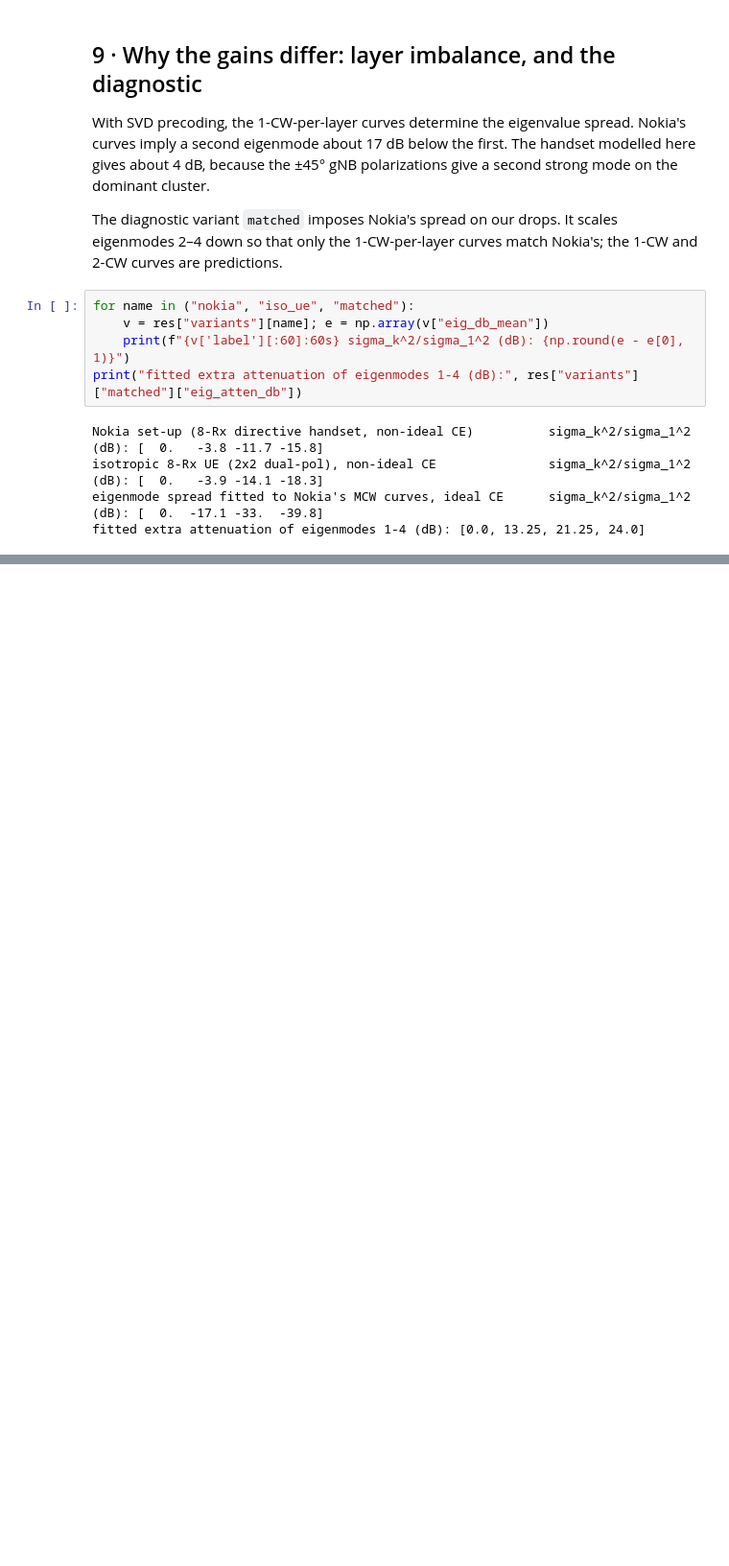
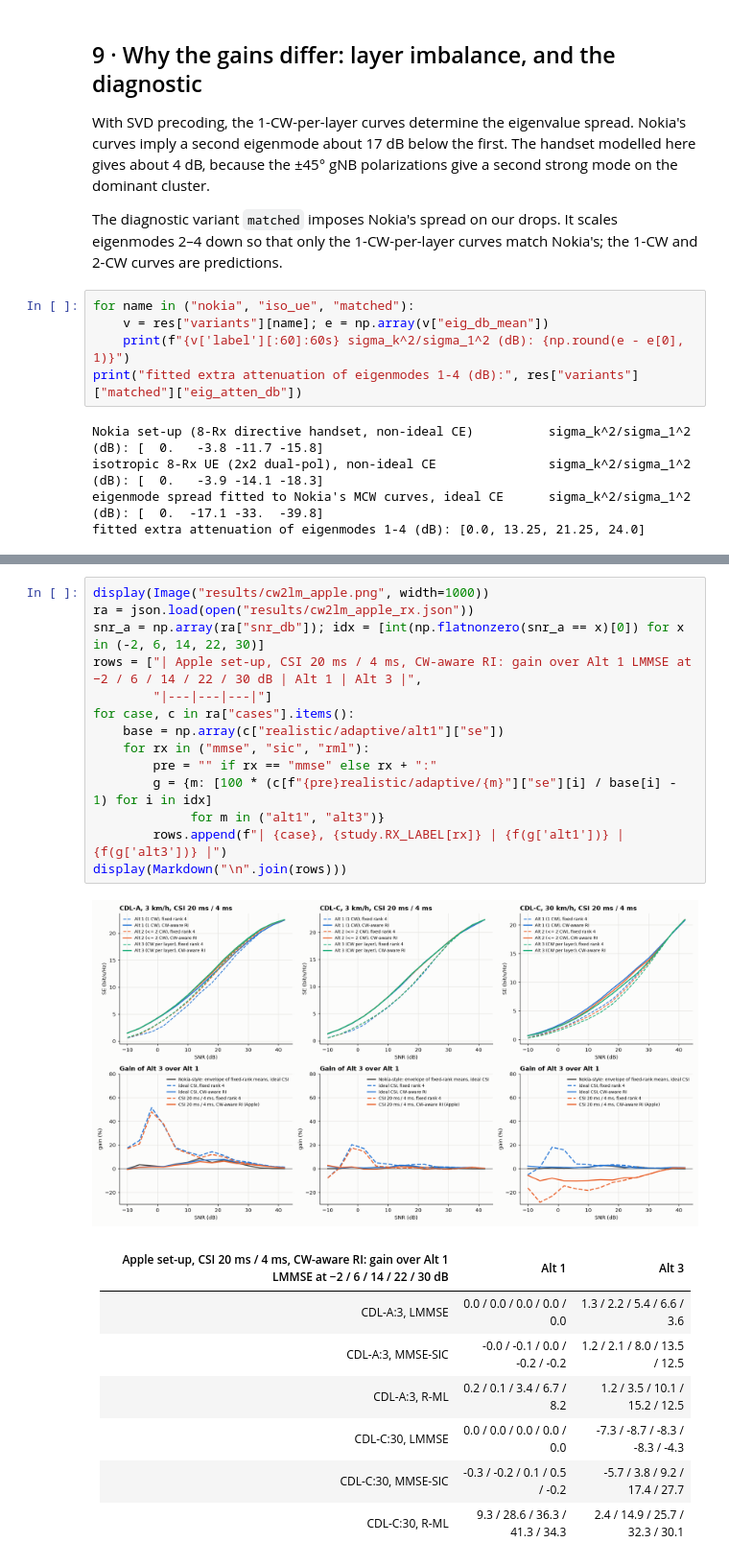
Before and after one commit to HelloSYQ/Claude, a Jupyter notebook: notebooks/CW2LM_Nokia_Comparison.ipynb, the cells around one changed output, grey strips where cells are left out. Shown at 96% size. Drawn from its saved outputs; the diff is of its cells as text; blank space fills up the shorter version.

```diff
--- a/notebooks/CW2LM_Nokia_Comparison.ipynb
+++ b/notebooks/CW2LM_Nokia_Comparison.ipynb
@@ -286 +345,25 @@ fitted extra attenuation of eigenmodes 1-4 (dB): [0.0, 13.25, 21.25, 24.0]
+# %%
+display(Image("results/cw2lm_apple.png", width=1000))
+ra = json.load(open("results/cw2lm_apple_rx.json"))
+snr_a = np.array(ra["snr_db"]); idx = [int(np.flatnonzero(snr_a == x)[0]) for x in (-2, 6, 14, 22, 30)]
+rows = ["| Apple set-up, CSI 20 ms / 4 ms, CW-aware RI: gain over Alt 1 LMMSE at −2 / 6 / 14 / 22 / 30 dB | Alt 1 | Alt 3 |",
+        "|---|---|---|"]
+for case, c in ra["cases"].items():
+    base = np.array(c["realistic/adaptive/alt1"]["se"])
+    for rx in ("mmse", "sic", "rml"):
+        pre = "" if rx == "mmse" else rx + ":"
+        g = {m: [100 * (c[f"{pre}realistic/adaptive/{m}"]["se"][i] / base[i] - 1) for i in idx]
+             for m in ("alt1", "alt3")}
+        rows.append(f"| {case}, {study.RX_LABEL[rx]} | {f(g['alt1'])} | {f(g['alt3'])} |")
+display(Markdown("\n".join(rows)))
+# %% [output]
+[figure, added]
+| Apple set-up, CSI 20 ms / 4 ms, CW-aware RI: gain over Alt 1 LMMSE at −2 / 6 / 14 / 22 / 30 dB | Alt 1 | Alt 3 |
+|---|---|---|
+| CDL-A:3, LMMSE | 0.0 / 0.0 / 0.0 / 0.0 / 0.0 | 1.3 / 2.2 / 5.4 / 6.6 / 3.6 |
+| CDL-A:3, MMSE-SIC | -0.0 / -0.1 / 0.0 / -0.2 / -0.2 | 1.2 / 2.1 / 8.0 / 13.5 / 12.5 |
+| CDL-A:3, R-ML | 0.2 / 0.1 / 3.4 / 6.7 / 8.2 | 1.2 / 3.5 / 10.1 / 15.2 / 12.5 |
+| CDL-C:30, LMMSE | 0.0 / 0.0 / 0.0 / 0.0 / 0.0 | -7.3 / -8.7 / -8.3 / -8.3 / -4.3 |
+| CDL-C:30, MMSE-SIC | -0.3 / -0.2 / 0.1 / 0.5 / -0.2 | -5.7 / 3.8 / 9.2 / 17.4 / 27.7 |
+| CDL-C:30, R-ML | 9.3 / 28.6 / 36.3 / 41.3 / 34.3 | 2.4 / 14.9 / 25.7 / 32.3 / 30.1 |
 # %% [markdown]
```
Also changed, not shown: parts of 7 cells of this notebook, 7 other files.
